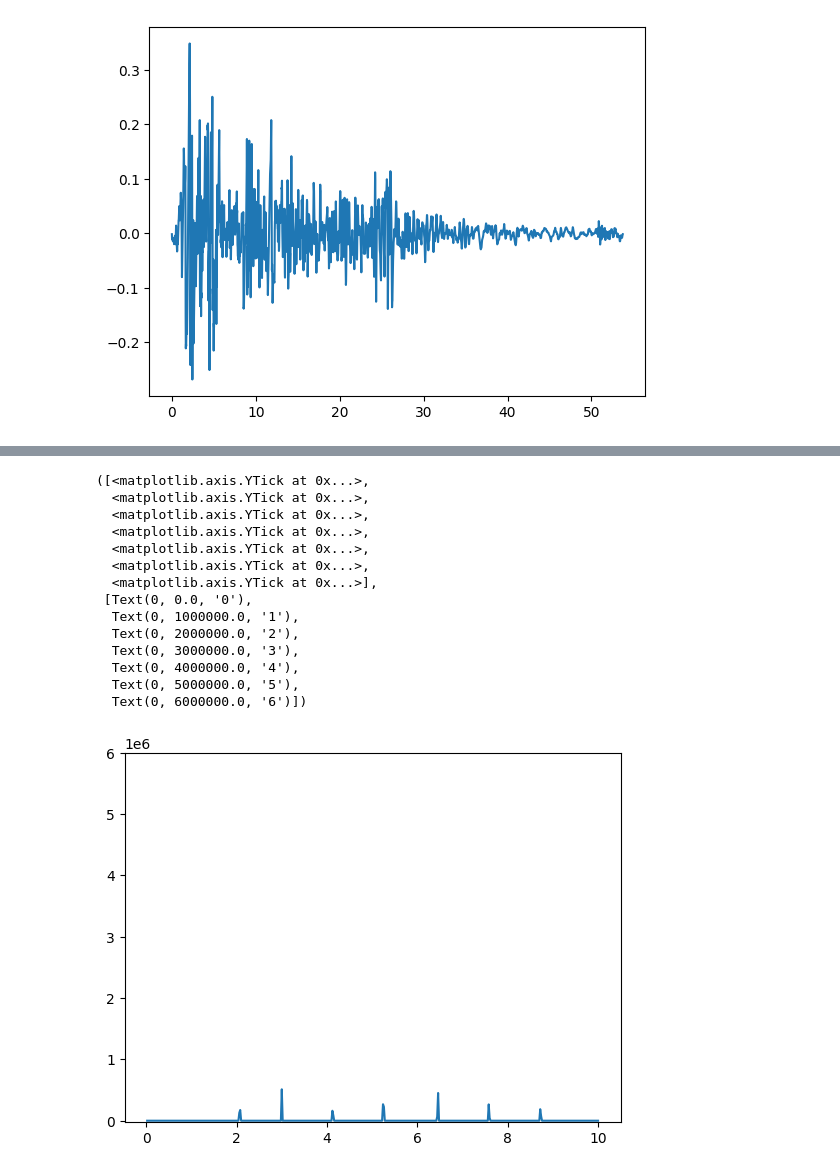
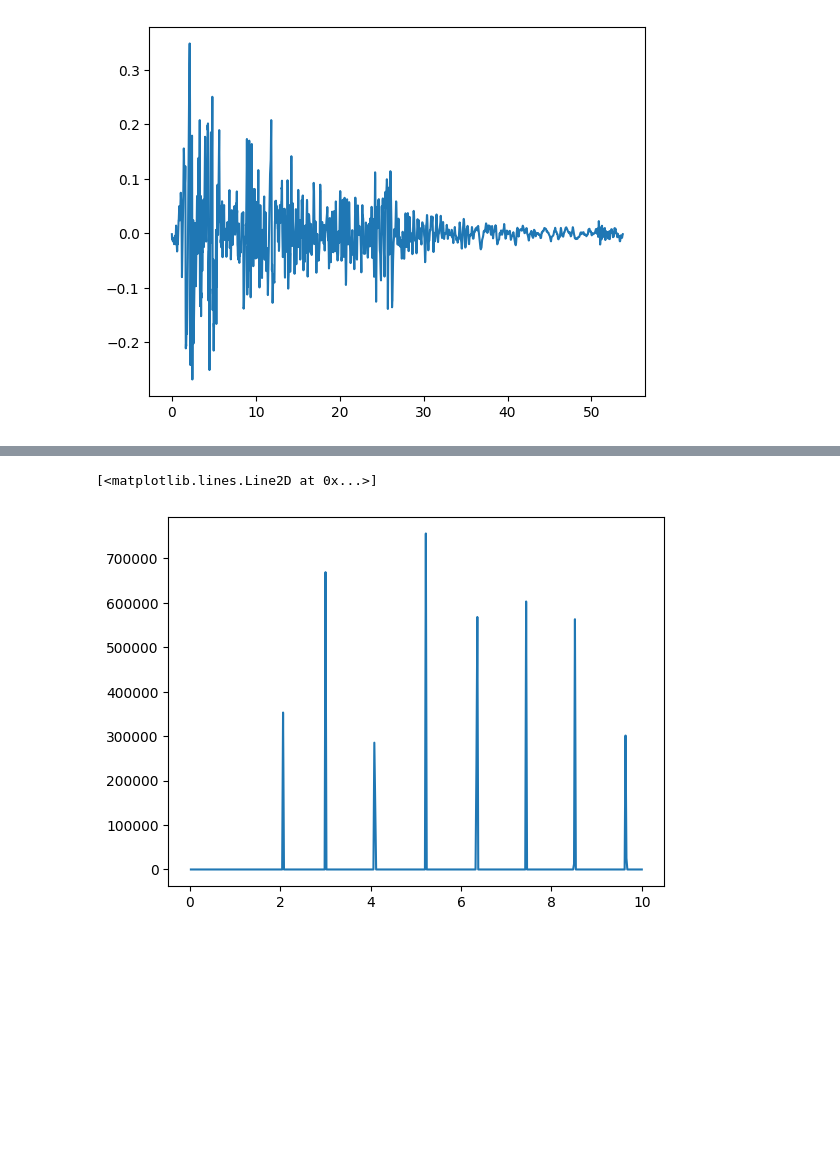
Before and after one commit to Ashim-Paudel/OpenSees-Resources-for-Beginners, a Jupyter notebook: sdof pounding jankwoski/SDOF Pounding Model.ipynb, the cells around one changed output, grey strips where cells are left out. Saved outputs shown, nothing was run; the diff lists cells and outputs as text; code cells hidden in the pictures; blank space fills up the shorter version.

```diff
--- a/sdof pounding jankwoski/SDOF Pounding Model.ipynb
+++ b/sdof pounding jankwoski/SDOF Pounding Model.ipynb
@@ -353,28 +310,15 @@ plt.plot(right_node_disp[:,0],right_node_collided)
 # %%
 data1=np.loadtxt('SDOF/Reactions_EPP.txt',delimiter = " ")
 data2=np.loadtxt('SDOF/Reactions_KV.txt',delimiter = " ")
 
 
-plt.plot(data1[:,0],data1[:,1])
-plt.yticks(np.arange(0,7e6, 1e6))
+plt.plot(data2[:,0],data2[:,1])
+#plt.yticks(np.arange(0,7e6, 1e6))
 
 
 #axis[2].plot(data2[:,0],data2[:,1])
 # %% [output]
-([<matplotlib.axis.YTick at 0x...>,
-  <matplotlib.axis.YTick at 0x...>,
-  <matplotlib.axis.YTick at 0x...>,
-  <matplotlib.axis.YTick at 0x...>,
-  <matplotlib.axis.YTick at 0x...>,
-  <matplotlib.axis.YTick at 0x...>,
-  <matplotlib.axis.YTick at 0x...>],
- [Text(0, 0.0, '0'),
-  Text(0, 1000000.0, '1'),
-  Text(0, 2000000.0, '2'),
-  Text(0, 3000000.0, '3'),
-  Text(0, 4000000.0, '4'),
-  Text(0, 5000000.0, '5'),
-  Text(0, 6000000.0, '6')])
+[<matplotlib.lines.Line2D at 0x...>]
-[figure, old version]
+[figure, new version]
 # %%
 left_node_vel=np.loadtxt('SDOF/left_corner_vel.txt',delimiter = " ")
```
Also changed, not shown: parts of 9 cells of this notebook, 20 other files.
